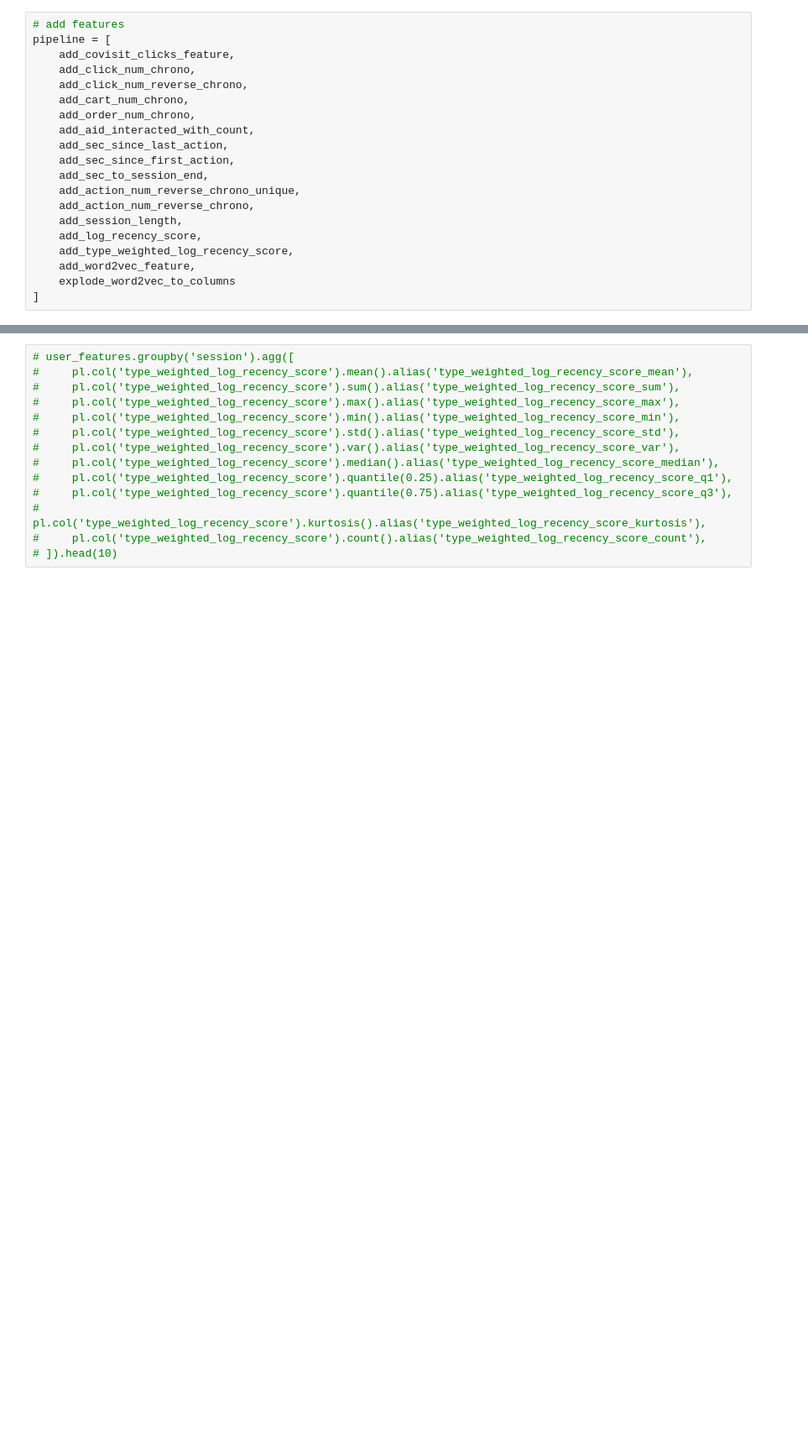
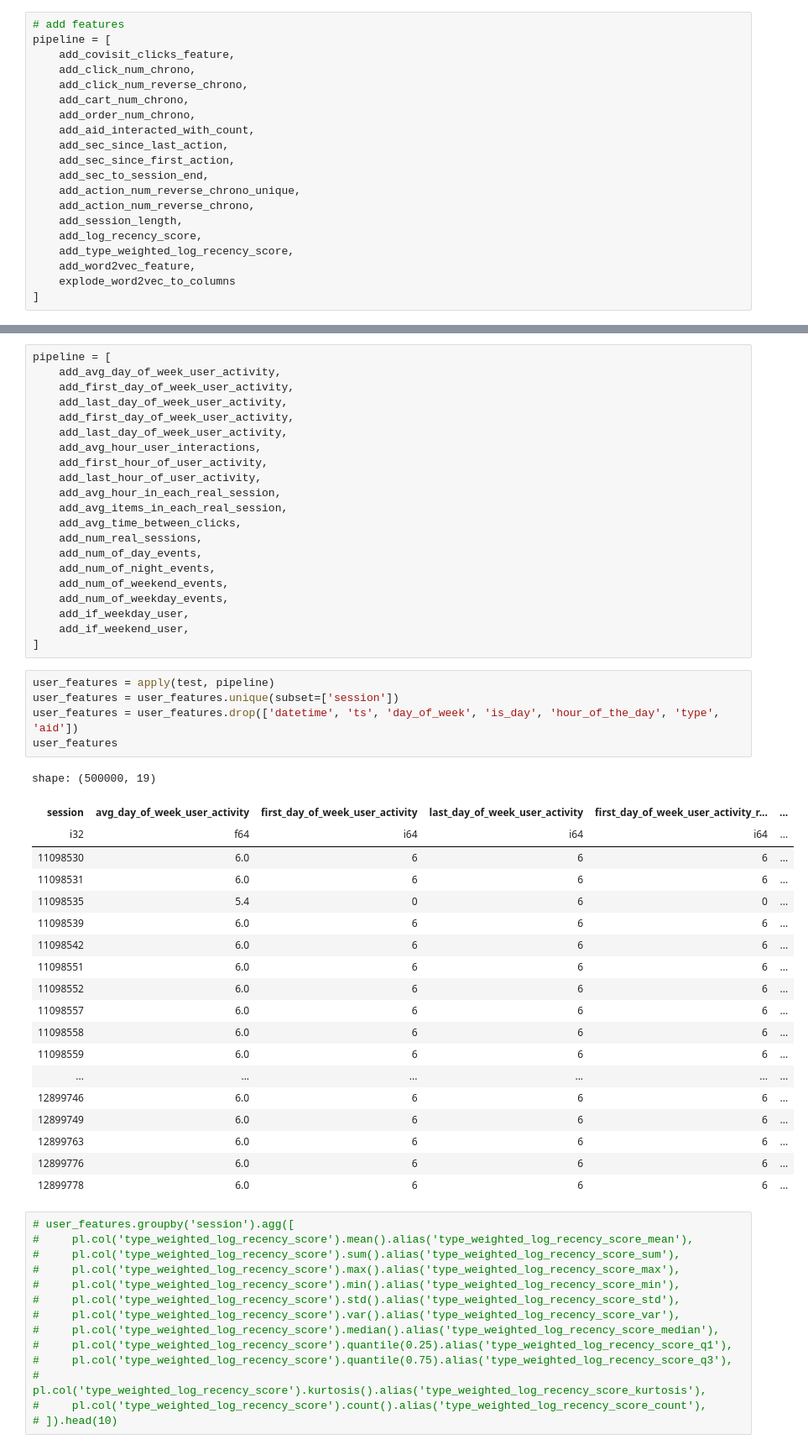
Before and after one commit to parthpankajtiwary/otto-recsys, a Jupyter notebook: src/create_user_item_features.ipynb, the cells around one changed output, grey strips where cells are left out. Shown at 84% size. Saved outputs shown, nothing was run; the diff lists cells and outputs as text; blank space fills up the shorter version.

Commit message:
add user features

```diff
--- a/src/create_user_item_features.ipynb
+++ b/src/create_user_item_features.ipynb
@@ -334,3 +662,49 @@ user_features = apply(test.head(10000), pipeline)
+# %%
+pipeline = [
+    add_avg_day_of_week_user_activity,
+    add_first_day_of_week_user_activity,
+    add_last_day_of_week_user_activity,
+    add_first_day_of_week_user_activity,
+    add_last_day_of_week_user_activity,
+    add_avg_hour_user_interactions,
+    add_first_hour_of_user_activity,
+    add_last_hour_of_user_activity,
+    add_avg_hour_in_each_real_session,
+    add_avg_items_in_each_real_session,
+    add_avg_time_between_clicks,
+    add_num_real_sessions,
+    add_num_of_day_events,
+    add_num_of_night_events,
+    add_num_of_weekend_events,
+    add_num_of_weekday_events,
+    add_if_weekday_user,
+    add_if_weekend_user,
+]
+# %%
+user_features = apply(test, pipeline)
+user_features = user_features.unique(subset=['session'])
+user_features = user_features.drop(['datetime', 'ts', 'day_of_week', 'is_day', 'hour_of_the_day', 'type', 'aid'])
+user_features
+# %% [output]
+shape: (500000, 19)
+| session | avg_day_of_week_user_activity | first_day_of_week_user_activity | last_day_of_week_user_activity | first_day_of_week_user_activity_r... | ... |
+| i32 | f64 | i64 | i64 | i64 | ... |
+| 11098530 | 6.0 | 6 | 6 | 6 | ... |
+| 11098531 | 6.0 | 6 | 6 | 6 | ... |
+| 11098535 | 5.4 | 0 | 6 | 0 | ... |
+| 11098539 | 6.0 | 6 | 6 | 6 | ... |
+| 11098542 | 6.0 | 6 | 6 | 6 | ... |
+| 11098551 | 6.0 | 6 | 6 | 6 | ... |
+| 11098552 | 6.0 | 6 | 6 | 6 | ... |
+| 11098557 | 6.0 | 6 | 6 | 6 | ... |
+| 11098558 | 6.0 | 6 | 6 | 6 | ... |
+| 11098559 | 6.0 | 6 | 6 | 6 | ... |
+| ... | ... | ... | ... | ... | ... |
+| 12899746 | 6.0 | 6 | 6 | 6 | ... |
+| 12899749 | 6.0 | 6 | 6 | 6 | ... |
+| 12899763 | 6.0 | 6 | 6 | 6 | ... |
+| 12899776 | 6.0 | 6 | 6 | 6 | ... |
+| 12899778 | 6.0 | 6 | 6 | 6 | ... |
 # %%
 # user_features.groupby('session').agg([
 #     pl.col('type_weighted_log_recency_score').mean().alias('type_weighted_log_recency_score_mean'),
```
Also changed, not shown: parts of 7 cells of this notebook.
